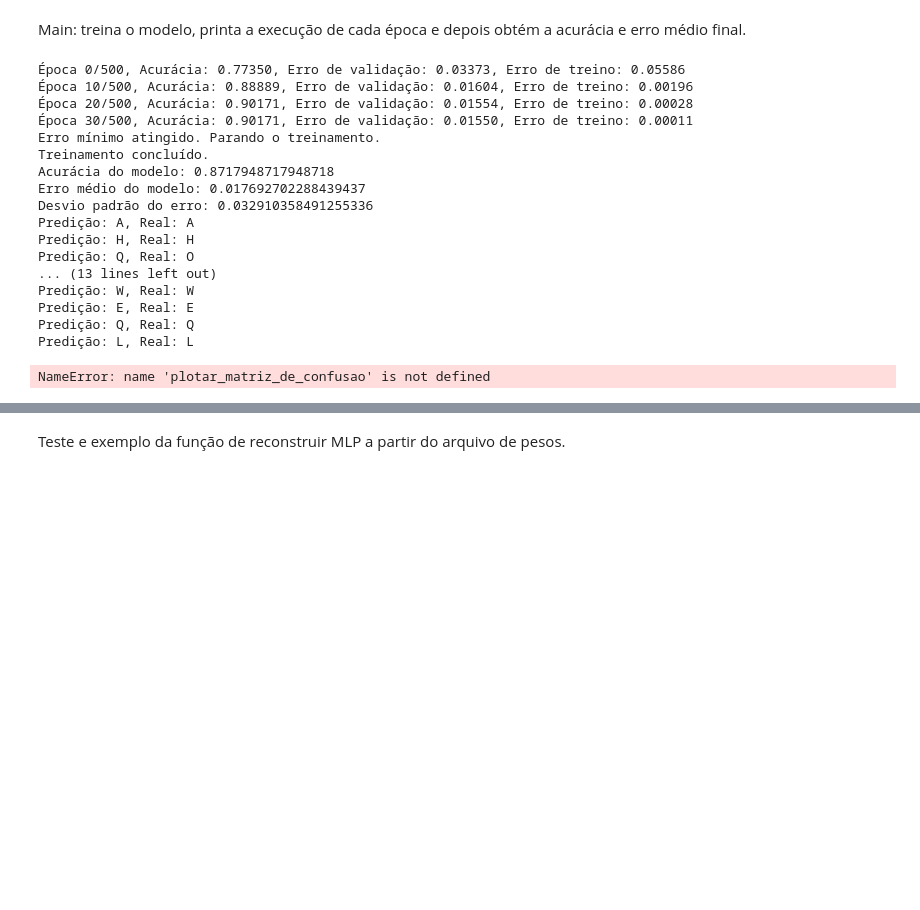
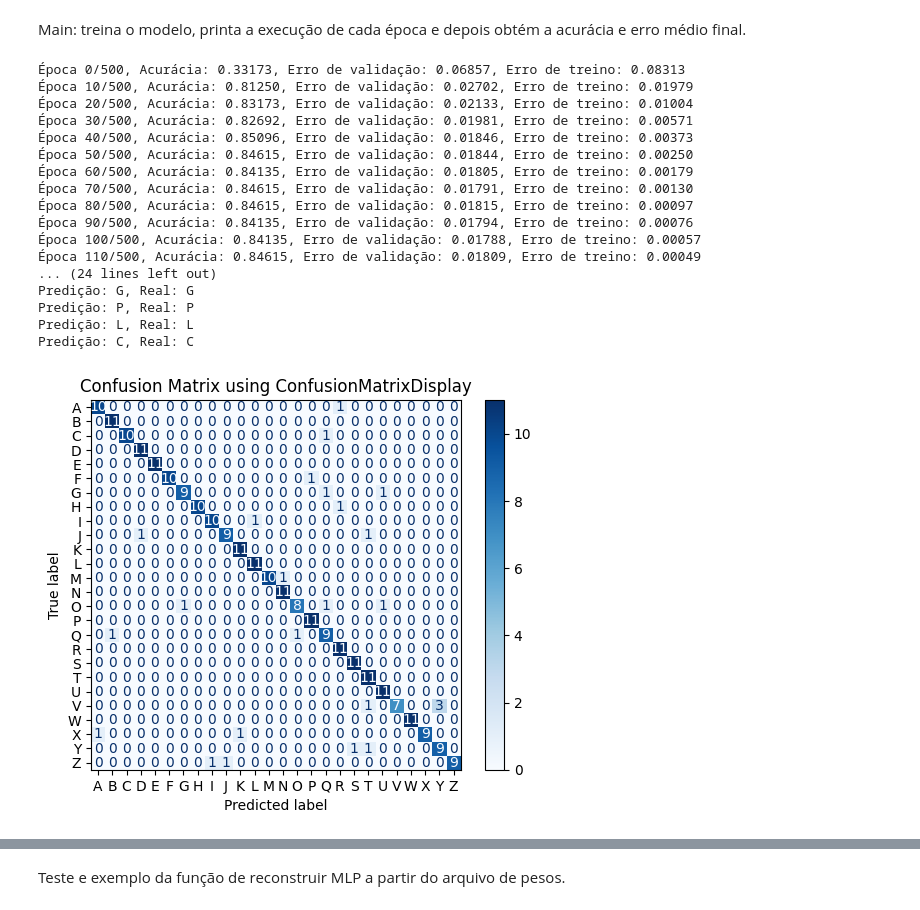
Before and after one commit to claradasneves/ep-ia, a Jupyter notebook: ep_ia_backup.ipynb, the cells around one changed output, grey strips where cells are left out. Drawn from its saved outputs; the diff is of its cells as text; code cells hidden in the pictures; blank space fills up the shorter version.

```diff
--- a/ep_ia_backup.ipynb
+++ b/ep_ia_backup.ipynb
@@ -719,67 +709,67 @@ def main():
     classes = ler_arq_classes('Y_letra.txt')
 
     # Dividindo os dados em conjuntos de treinamento e teste
-    x_train, y_train, x_test, y_test = dividir_dados(imagens, classes, test_proportion=0.1)
+    x_train, y_train, x_test, y_test = dividir_dados(imagens, classes, test_proportion=0.2)
 
     # Convertendo para float
     y_train = y_train.astype(float)
     y_test = y_test.astype(float)
 
     # Parâmetros para o treinamento
-    early_stop_param = 100
+    early_stop_param = 50
     learning_rate = 0.001
     min_output_error = 0.0001
     max_epochs_num = 500
 
     # Inicializa o Multilayer Perceptron com os parâmetros de treinamento
-    mlp = MultilayerPerceptron(early_stop_param, learning_rate, min_output_error, max_epochs_num, 120, relu, tanh, True)
+    mlp = MultilayerPerceptron(early_stop_param, learning_rate, min_output_error, max_epochs_num, 50, sigmoid, tanh, True)
 
     # Treina a rede neural
     mlp.train(x_train, y_train, True)
 
     print("Treinamento concluído.")
 
     acuracia, erro, dp = mlp.get_accuracy(x_test, y_test)
     print(f"Acurácia do modelo: {acuracia}")
     print(f"Erro médio do modelo: {erro}")
     print(f"Desvio padrão do erro: {dp}")
 
     # Testa a rede neural
     predictions = mlp.predict(x_test)
 
     # Exibe algumas predições para verificação
     for i in range(20):
         predicao = vetor_para_letra(predictions[i])
         correto = vetor_para_letra(y_test[i])
 
         print(f"Predição: {predicao}, Real: {correto}")
 
     # Armazena MLP num arquivo
-    mlp.save_mlp("mlp.txt")
+    mlp.save_mlp("mlp.txt", x_test, y_test)
 
     # Plota a matriz de confusão
     plotar_matriz_de_confusao(predictions, y_test)
 
 main()
 # %% [output]
-Época 0/500, Acurácia: 0.77350, Erro de validação: 0.03373, Erro de treino: 0.05586
-Época 10/500, Acurácia: 0.88889, Erro de validação: 0.01604, Erro de treino: 0.00196
-Época 20/500, Acurácia: 0.90171, Erro de validação: 0.01554, Erro de treino: 0.00028
-Época 30/500, Acurácia: 0.90171, Erro de validação: 0.01550, Erro de treino: 0.00011
-Erro mínimo atingido. Parando o treinamento.
-Treinamento concluído.
-Acurácia do modelo: 0.8717948717948718
-Erro médio do modelo: 0.017692702288439437
-Desvio padrão do erro: 0.032910358491255336
-Predição: A, Real: A
-Predição: H, Real: H
-Predição: Q, Real: O
-... (13 lines left out)
-Predição: W, Real: W
-Predição: E, Real: E
-Predição: Q, Real: Q
+Época 0/500, Acurácia: 0.33173, Erro de validação: 0.06857, Erro de treino: 0.08313
+Época 10/500, Acurácia: 0.81250, Erro de validação: 0.02702, Erro de treino: 0.01979
+Época 20/500, Acurácia: 0.83173, Erro de validação: 0.02133, Erro de treino: 0.01004
+Época 30/500, Acurácia: 0.82692, Erro de validação: 0.01981, Erro de treino: 0.00571
+Época 40/500, Acurácia: 0.85096, Erro de validação: 0.01846, Erro de treino: 0.00373
+Época 50/500, Acurácia: 0.84615, Erro de validação: 0.01844, Erro de treino: 0.00250
+Época 60/500, Acurácia: 0.84135, Erro de validação: 0.01805, Erro de treino: 0.00179
+Época 70/500, Acurácia: 0.84615, Erro de validação: 0.01791, Erro de treino: 0.00130
+Época 80/500, Acurácia: 0.84615, Erro de validação: 0.01815, Erro de treino: 0.00097
+Época 90/500, Acurácia: 0.84135, Erro de validação: 0.01794, Erro de treino: 0.00076
+Época 100/500, Acurácia: 0.84135, Erro de validação: 0.01788, Erro de treino: 0.00057
+Época 110/500, Acurácia: 0.84615, Erro de validação: 0.01809, Erro de treino: 0.00049
+... (24 lines left out)
+Predição: G, Real: G
+Predição: P, Real: P
 Predição: L, Real: L
+Predição: C, Real: C
-NameError: name 'plotar_matriz_de_confusao' is not defined
+[figure, added]
 # %%
 def grid_search():
     # Lendo os arquivos
```
Also changed, not shown: parts of 7 cells of this notebook, 3 other files.
